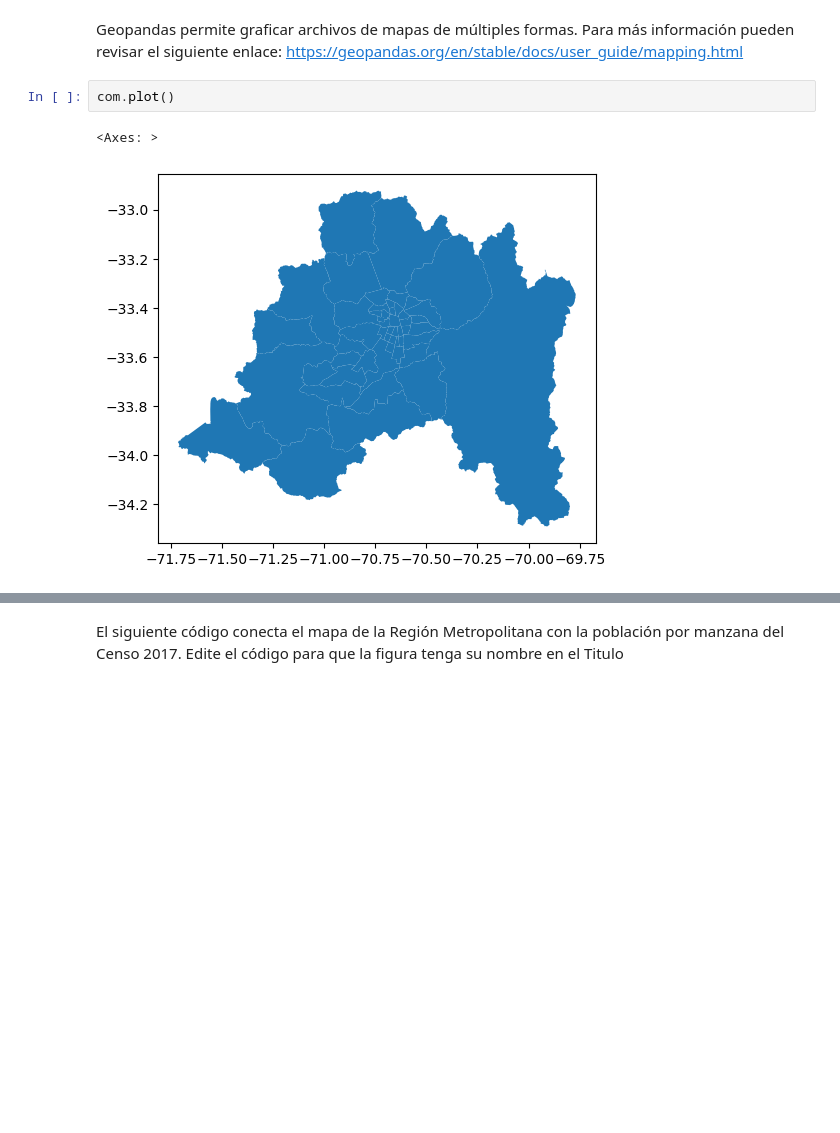
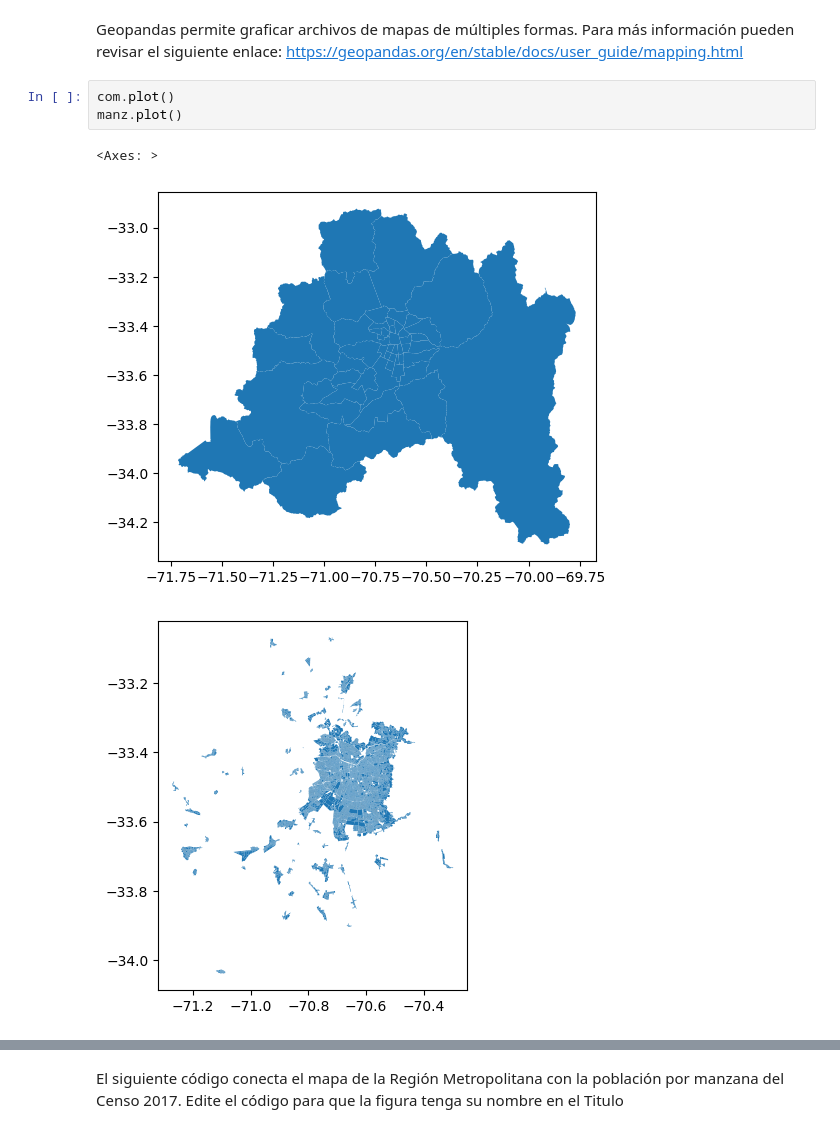
Before and after one commit to SergioHdezDC/IMT2200-SERGIO-HERNANDEZ, a Jupyter notebook: Actividad 01/IMT2200 - Actividad 01.ipynb, the cells around one changed output, grey strips where cells are left out. Saved outputs shown, nothing was run; the diff lists cells and outputs as text; blank space fills up the shorter version.

```diff
--- a/Actividad 01/IMT2200 - Actividad 01.ipynb
+++ b/Actividad 01/IMT2200 - Actividad 01.ipynb
@@ -128,7 +127,9 @@ com=gpd.read_file('R13/COMUNA_C17.shp')
 Geopandas permite graficar archivos de mapas de múltiples formas. Para más información pueden revisar el siguiente enlace: https://geopandas.org/en/stable/docs/user_guide/mapping.html
 # %%
 com.plot()
+manz.plot()
 # %% [output]
 <Axes: >
 [figure]
+[figure, added]
 # %%
```
Also changed, not shown: parts of 4 cells of this notebook, 3 other files.
